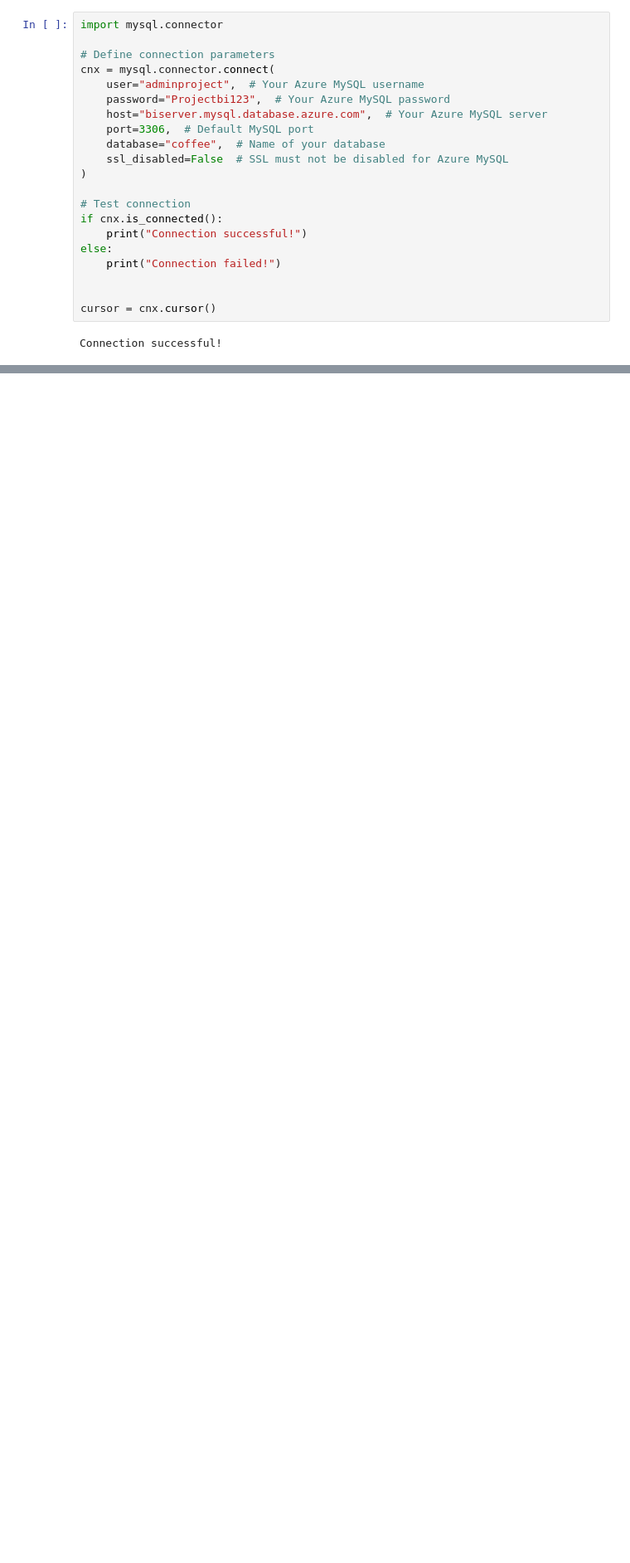
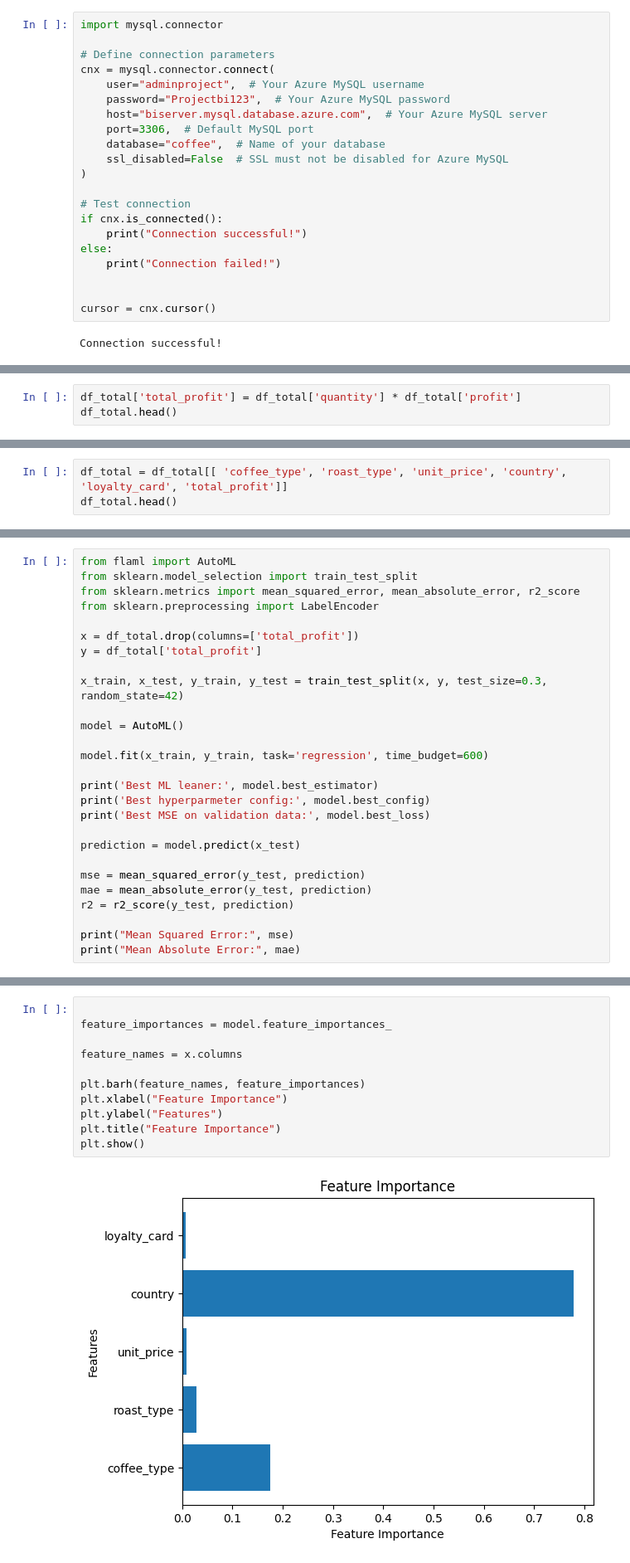
Before and after one commit to MohamedAziz-Khezami/BI_Project, a Jupyter notebook: Notebook.ipynb, the cells around one changed output, grey strips where cells are left out. Shown at 83% size. Cells and saved outputs as stored; diff of their text form; blank space fills up the shorter version.

```diff
--- a/Notebook.ipynb
+++ b/Notebook.ipynb
@@ -443,0 +797,3 @@ print(f"{len(df_orders)} rows inserted into {table_name} table.")
+# %%
+df_total['total_profit'] = df_total['quantity'] * df_total['profit']
+df_total.head()
@@ -443,0 +807,3 @@ print(f"{len(df_orders)} rows inserted into {table_name} table.")
+# %%
+df_total = df_total[[ 'coffee_type', 'roast_type', 'unit_price', 'country', 'loyalty_card', 'total_profit']]
+df_total.head()
@@ -443,0 +826,27 @@ print(f"{len(df_orders)} rows inserted into {table_name} table.")
+# %%
+from flaml import AutoML
+from sklearn.model_selection import train_test_split
+from sklearn.metrics import mean_squared_error, mean_absolute_error, r2_score
+from sklearn.preprocessing import LabelEncoder
+
+x = df_total.drop(columns=['total_profit'])
+y = df_total['total_profit']
+
+x_train, x_test, y_train, y_test = train_test_split(x, y, test_size=0.3, random_state=42)
+
+model = AutoML()
+
+model.fit(x_train, y_train, task='regression', time_budget=600)
+
+print('Best ML leaner:', model.best_estimator)
+print('Best hyperparmeter config:', model.best_config)
+print('Best MSE on validation data:', model.best_loss)
+
+prediction = model.predict(x_test)
+
+mse = mean_squared_error(y_test, prediction)
+mae = mean_absolute_error(y_test, prediction)
+r2 = r2_score(y_test, prediction)
+
+print("Mean Squared Error:", mse)
+print("Mean Absolute Error:", mae)
@@ -443,0 +952,13 @@ print(f"{len(df_orders)} rows inserted into {table_name} table.")
+# %%
+
+feature_importances = model.feature_importances_
+
+feature_names = x.columns
+
+plt.barh(feature_names, feature_importances)
+plt.xlabel("Feature Importance")
+plt.ylabel("Features")
+plt.title("Feature Importance")
+plt.show()
+# %% [output]
+[figure, added]
```
Also changed, not shown: parts of 45 cells of this notebook.
